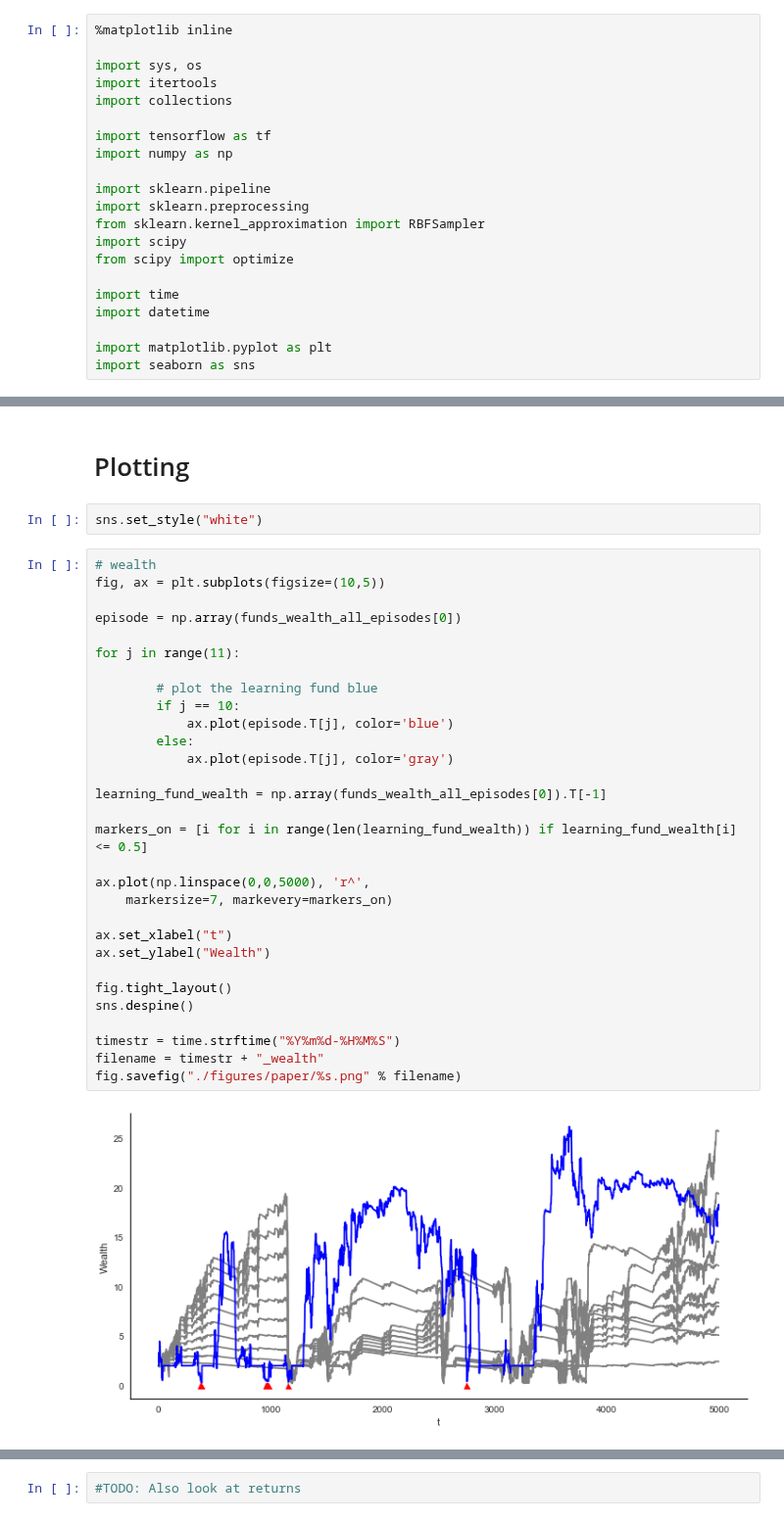
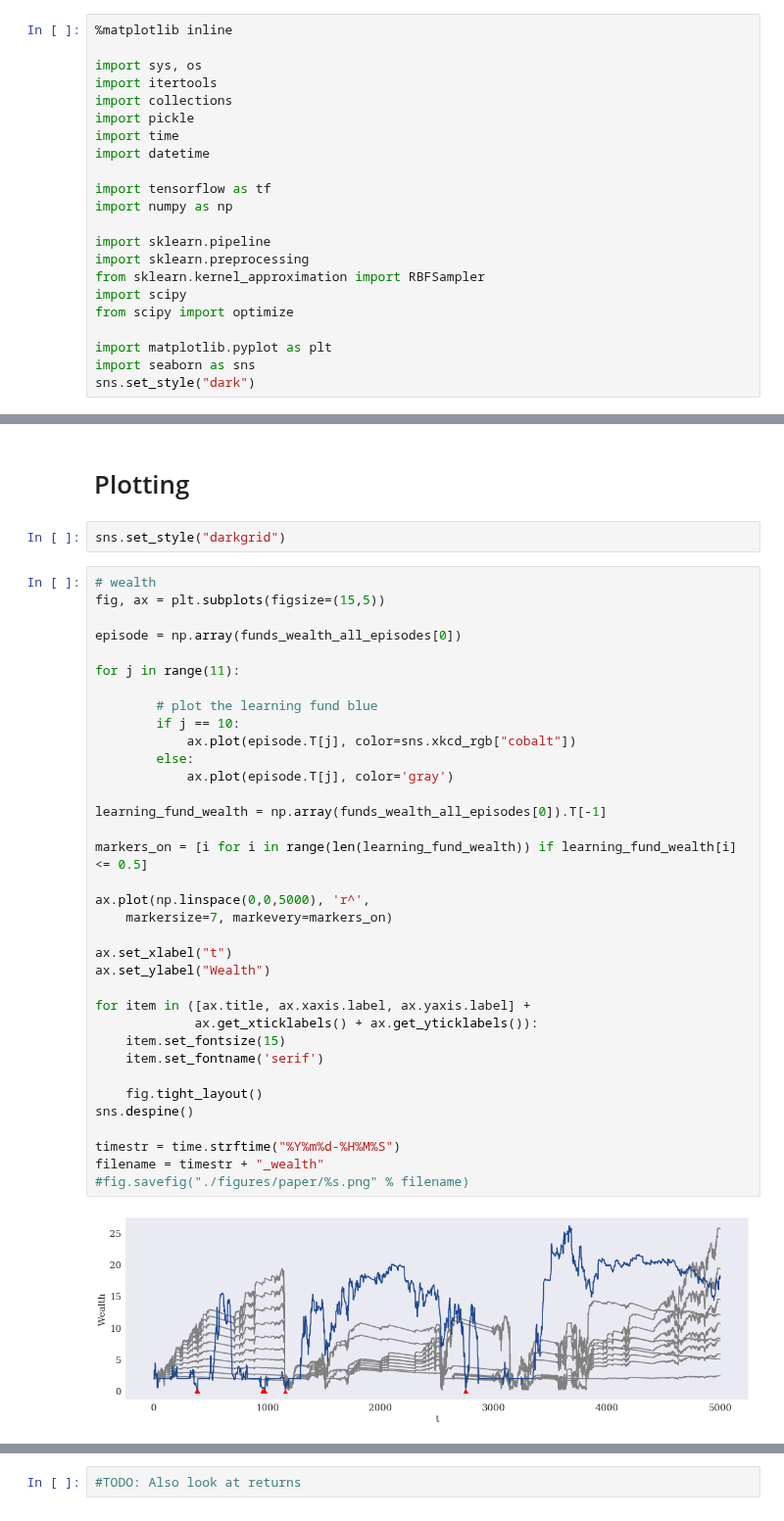
Before and after one commit to sertainly/intelligent_fund_via_RL, a Jupyter notebook: simulate_with_trained_fund.ipynb, the cells around one changed output, grey strips where cells are left out. Shown at 98% size. Drawn from its saved outputs; the diff is of its cells as text.

Commit message:
new visualizations

```diff
--- a/simulate_with_trained_fund.ipynb
+++ b/simulate_with_trained_fund.ipynb
@@ -4,6 +4,9 @@
 import sys, os
 import itertools
 import collections
+import pickle
+import time
+import datetime
 
 import tensorflow as tf
 import numpy as np
@@ -14,11 +17,9 @@ from sklearn.kernel_approximation import RBFSampler
 import scipy
 from scipy import optimize
 
-import time
-import datetime
-
 import matplotlib.pyplot as plt
 import seaborn as sns
+sns.set_style("dark")
 # %%
 from thurner_model import NoiseTrader, Fund, DynamicFund, find_equilibrium
 import plotting
@@ -469,37 +470,42 @@ t: 786 @ Episode 1/1 (3.312840223312378))
 # %% [markdown]
 # Plotting
 # %%
-sns.set_style("white")
+sns.set_style("darkgrid")
 # %%
 # wealth
-fig, ax = plt.subplots(figsize=(10,5))
+fig, ax = plt.subplots(figsize=(15,5))
 
 episode = np.array(funds_wealth_all_episodes[0])
 
 for j in range(11):
 
         # plot the learning fund blue
         if j == 10:
-            ax.plot(episode.T[j], color='blue')
+            ax.plot(episode.T[j], color=sns.xkcd_rgb["cobalt"])
         else:
             ax.plot(episode.T[j], color='gray')
 
 learning_fund_wealth = np.array(funds_wealth_all_episodes[0]).T[-1]
 
 markers_on = [i for i in range(len(learning_fund_wealth)) if learning_fund_wealth[i] <= 0.5]
 
 ax.plot(np.linspace(0,0,5000), 'r^',
     markersize=7, markevery=markers_on)
 
 ax.set_xlabel("t")
 ax.set_ylabel("Wealth")
 
-fig.tight_layout()
+for item in ([ax.title, ax.xaxis.label, ax.yaxis.label] +
+             ax.get_xticklabels() + ax.get_yticklabels()):
+    item.set_fontsize(15)
+    item.set_fontname('serif')
+
+    fig.tight_layout()
 sns.despine()
 
 timestr = time.strftime("%Y%m%d-%H%M%S")
 filename = timestr + "_wealth"
-fig.savefig("./figures/paper/%s.png" % filename)
+#fig.savefig("./figures/paper/%s.png" % filename)
 # %% [output]
-[figure, old version]
+[figure, new version]
 # %%
```
Also changed, not shown: parts of 5 cells of this notebook, 13 other files.
